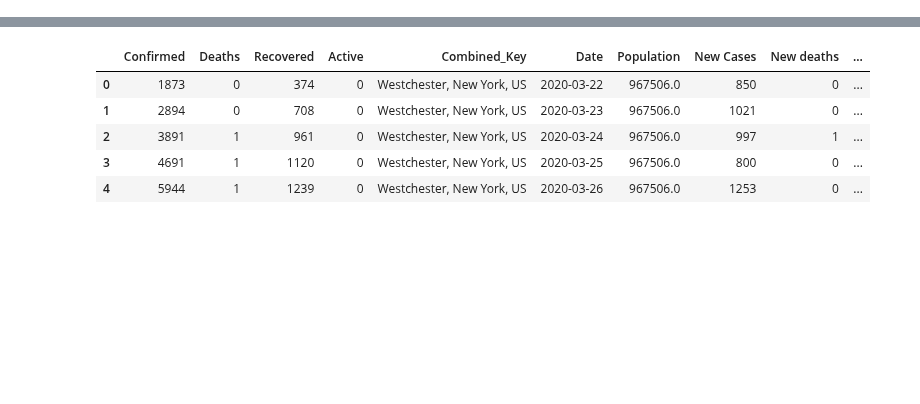
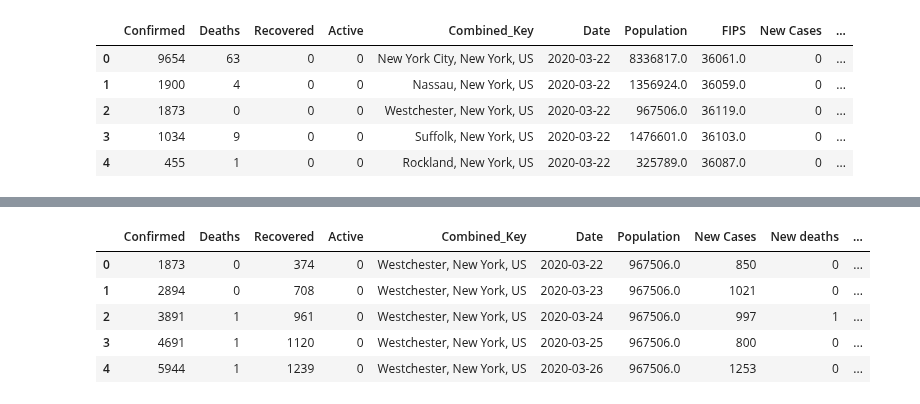
Before and after one commit to cptidiot/covid-19, a Jupyter notebook: Untitled.ipynb, the cells around one changed output, grey strips where cells are left out. Cells and saved outputs as stored; diff of their text form; code cells hidden in the pictures; blank space fills up the shorter version.

```diff
--- a/Untitled.ipynb
+++ b/Untitled.ipynb
@@ -3,3 +9,12 @@ import pandas as pd
 import plotly.graph_objects as go
 # %%
 df = pd.read_pickle('./data/total_data.pkl')
+# %%
+df.head()
+# %% [output]
+|  | Confirmed | Deaths | Recovered | Active | Combined_Key | Date | Population | FIPS | New Cases | ... |
+| 0 | 9654 | 63 | 0 | 0 | New York City, New York, US | 2020-03-22 | 8336817.0 | 36061.0 | 0 | ... |
+| 1 | 1900 | 4 | 0 | 0 | Nassau, New York, US | 2020-03-22 | 1356924.0 | 36059.0 | 0 | ... |
+| 2 | 1873 | 0 | 0 | 0 | Westchester, New York, US | 2020-03-22 | 967506.0 | 36119.0 | 0 | ... |
+| 3 | 1034 | 9 | 0 | 0 | Suffolk, New York, US | 2020-03-22 | 1476601.0 | 36103.0 | 0 | ... |
+| 4 | 455 | 1 | 0 | 0 | Rockland, New York, US | 2020-03-22 | 325789.0 | 36087.0 | 0 | ... |
```
Also changed, not shown: parts of 6 cells of this notebook, 3 other files.
